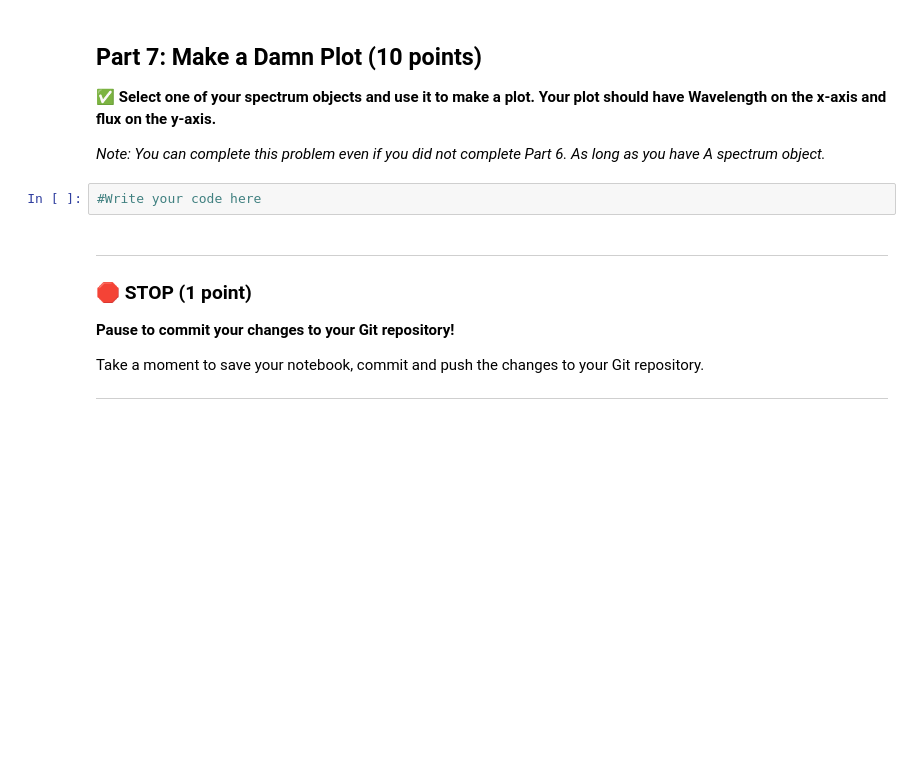
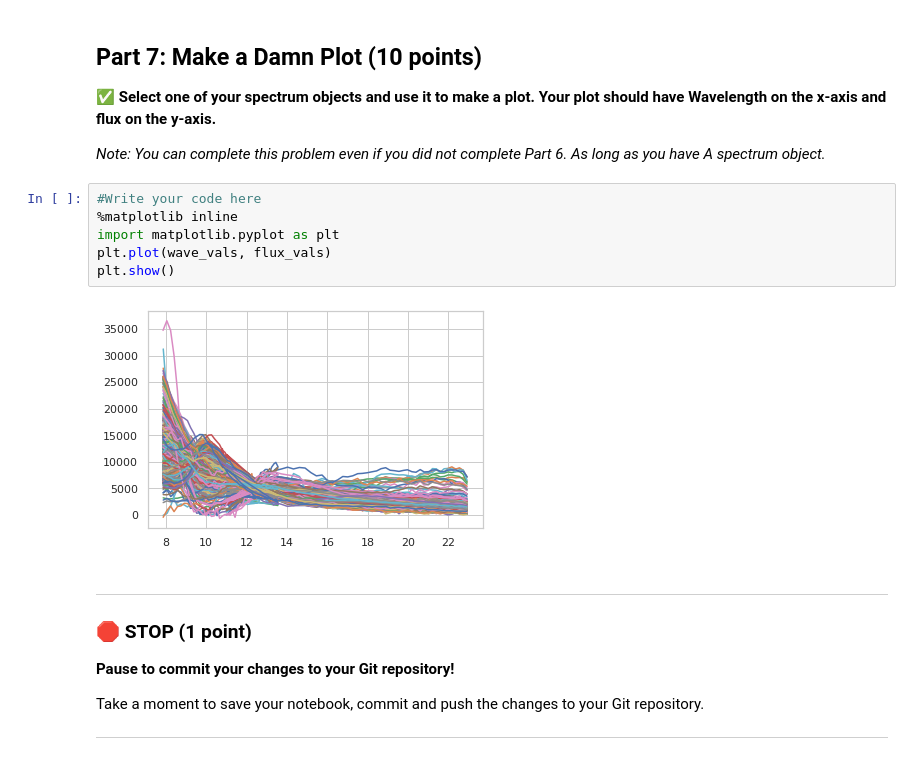
Before and after one commit to mfannon/CMSE202-s23-turnin, a Jupyter notebook: Midterm/CMSE202_Midterm_Sect02_STUDENT.ipynb, the cells around one changed output. Drawn from its saved outputs; the diff is of its cells as text; blank space fills up the shorter version.

```diff
--- a/Midterm/CMSE202_Midterm_Sect02_STUDENT.ipynb
+++ b/Midterm/CMSE202_Midterm_Sect02_STUDENT.ipynb
@@ -172,6 +239,12 @@ Take a moment to save your notebook, commit  and push the changes to your Git re
 *Note: You can complete this problem even if you did not complete Part 6. As long as you have A spectrum object.*
 # %%
 #Write your code here
+%matplotlib inline
+import matplotlib.pyplot as plt
+plt.plot(wave_vals, flux_vals)
+plt.show()
+# %% [output]
+[figure, added]
 # %% [markdown]
 ---
 ### &#128721; STOP (1 point)
```
Also changed, not shown: parts of 8 cells of this notebook.
